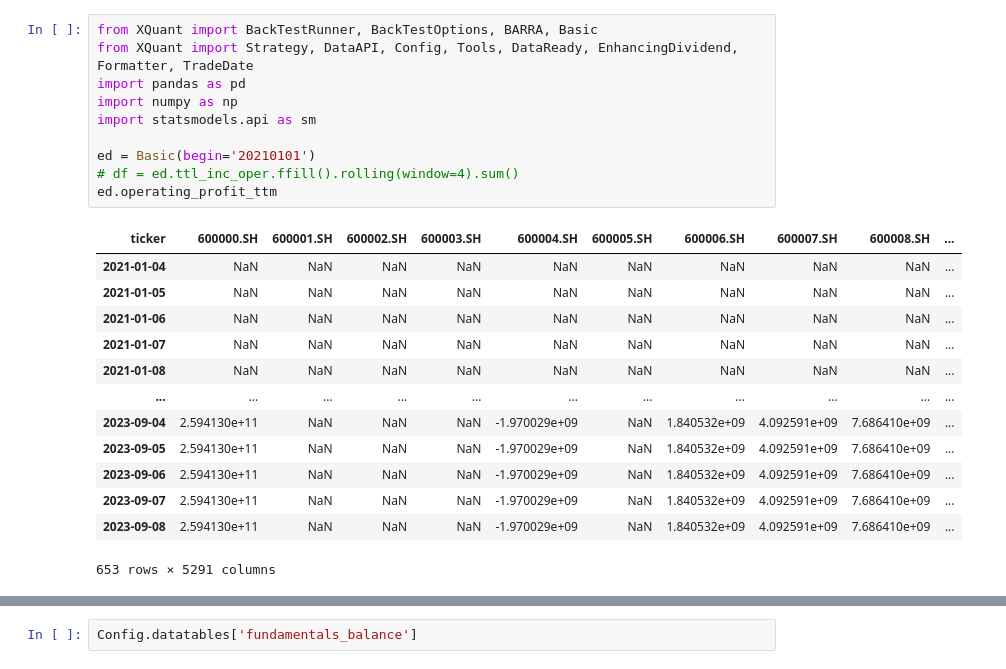
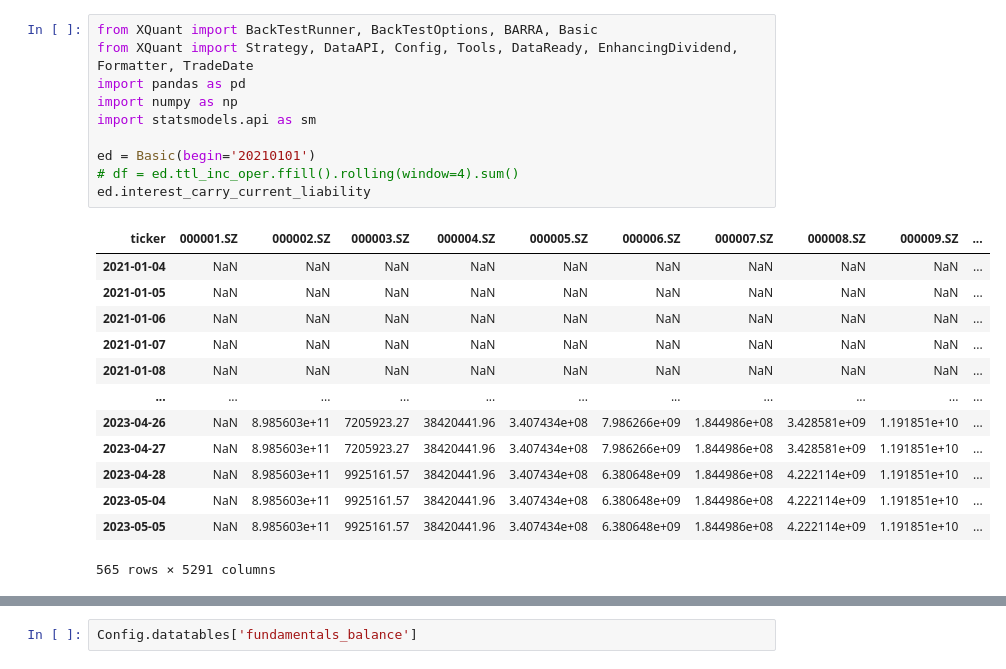
Before and after one commit to KangruiYuan/XQuant, a Jupyter notebook: ModuleTests/BaseTest.ipynb, the cells around one changed output, grey strips where cells are left out. Saved outputs shown, nothing was run; the diff lists cells and outputs as text.

```diff
--- a/ModuleTests/BaseTest.ipynb
+++ b/ModuleTests/BaseTest.ipynb
@@ -1,24 +1,24 @@
 # %%
 from XQuant import BackTestRunner, BackTestOptions, BARRA, Basic
 from XQuant import Strategy, DataAPI, Config, Tools, DataReady, EnhancingDividend, Formatter, TradeDate
 import pandas as pd
 import numpy as np
 import statsmodels.api as sm
 
 ed = Basic(begin='20210101')
 # df = ed.ttl_inc_oper.ffill().rolling(window=4).sum()
-ed.operating_profit_ttm
+ed.interest_carry_current_liability
 # %% [output]
-| ticker | 600000.SH | 600001.SH | 600002.SH | 600003.SH | 600004.SH | 600005.SH | 600006.SH | 600007.SH | 600008.SH | ... |
+| ticker | 000001.SZ | 000002.SZ | 000003.SZ | 000004.SZ | 000005.SZ | 000006.SZ | 000007.SZ | 000008.SZ | 000009.SZ | ... |
 | 2021-01-04 | NaN | NaN | NaN | NaN | NaN | NaN | NaN | NaN | NaN | ... |
 | 2021-01-05 | NaN | NaN | NaN | NaN | NaN | NaN | NaN | NaN | NaN | ... |
 | 2021-01-06 | NaN | NaN | NaN | NaN | NaN | NaN | NaN | NaN | NaN | ... |
 | 2021-01-07 | NaN | NaN | NaN | NaN | NaN | NaN | NaN | NaN | NaN | ... |
 | 2021-01-08 | NaN | NaN | NaN | NaN | NaN | NaN | NaN | NaN | NaN | ... |
 | ... | ... | ... | ... | ... | ... | ... | ... | ... | ... | ... |
-| 2023-09-04 | 2.594130e+11 | NaN | NaN | NaN | -1.970029e+09 | NaN | 1.840532e+09 | 4.092591e+09 | 7.686410e+09 | ... |
-| 2023-09-05 | 2.594130e+11 | NaN | NaN | NaN | -1.970029e+09 | NaN | 1.840532e+09 | 4.092591e+09 | 7.686410e+09 | ... |
-| 2023-09-06 | 2.594130e+11 | NaN | NaN | NaN | -1.970029e+09 | NaN | 1.840532e+09 | 4.092591e+09 | 7.686410e+09 | ... |
-| 2023-09-07 | 2.594130e+11 | NaN | NaN | NaN | -1.970029e+09 | NaN | 1.840532e+09 | 4.092591e+09 | 7.686410e+09 | ... |
-| 2023-09-08 | 2.594130e+11 | NaN | NaN | NaN | -1.970029e+09 | NaN | 1.840532e+09 | 4.092591e+09 | 7.686410e+09 | ... |
+| 2023-04-26 | NaN | 8.985603e+11 | 7205923.27 | 38420441.96 | 3.407434e+08 | 7.986266e+09 | 1.844986e+08 | 3.428581e+09 | 1.191851e+10 | ... |
+| 2023-04-27 | NaN | 8.985603e+11 | 7205923.27 | 38420441.96 | 3.407434e+08 | 7.986266e+09 | 1.844986e+08 | 3.428581e+09 | 1.191851e+10 | ... |
+| 2023-04-28 | NaN | 8.985603e+11 | 9925161.57 | 38420441.96 | 3.407434e+08 | 6.380648e+09 | 1.844986e+08 | 4.222114e+09 | 1.191851e+10 | ... |
+| 2023-05-04 | NaN | 8.985603e+11 | 9925161.57 | 38420441.96 | 3.407434e+08 | 6.380648e+09 | 1.844986e+08 | 4.222114e+09 | 1.191851e+10 | ... |
+| 2023-05-05 | NaN | 8.985603e+11 | 9925161.57 | 38420441.96 | 3.407434e+08 | 6.380648e+09 | 1.844986e+08 | 4.222114e+09 | 1.191851e+10 | ... |
-653 rows × 5291 columns
+565 rows × 5291 columns
```
Also changed, not shown: parts of 4 cells of this notebook, 13 other files.
